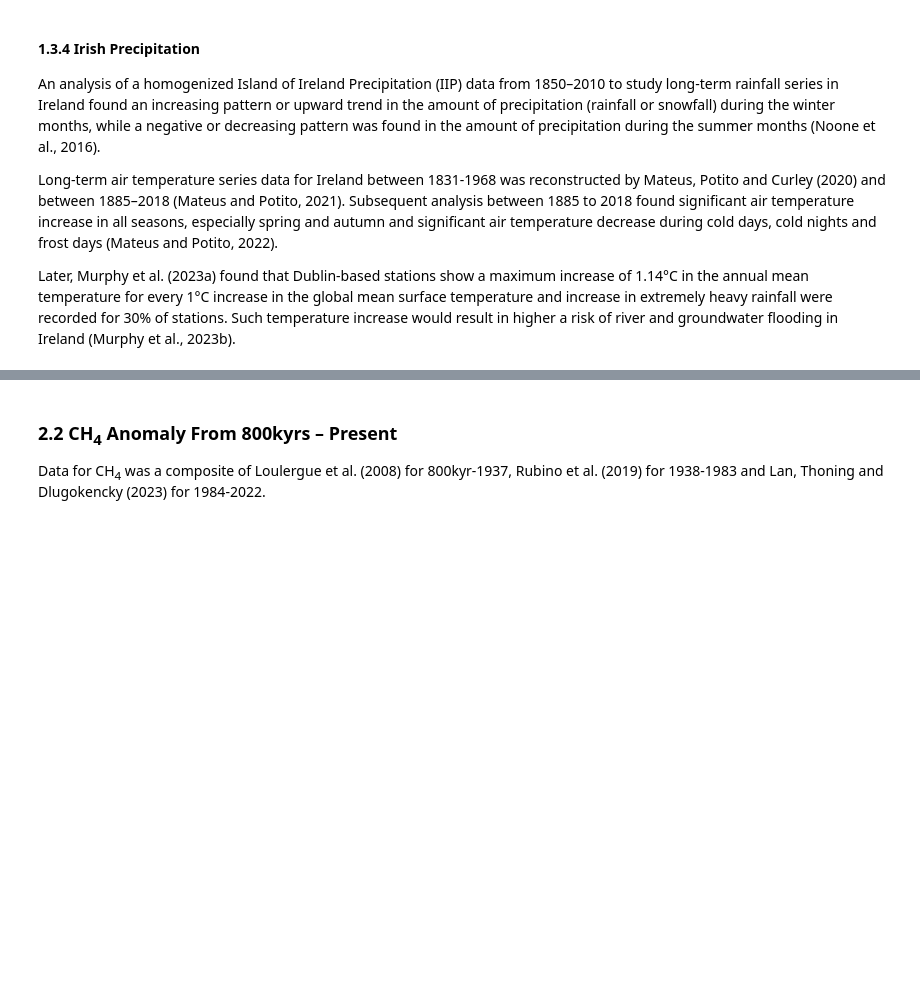
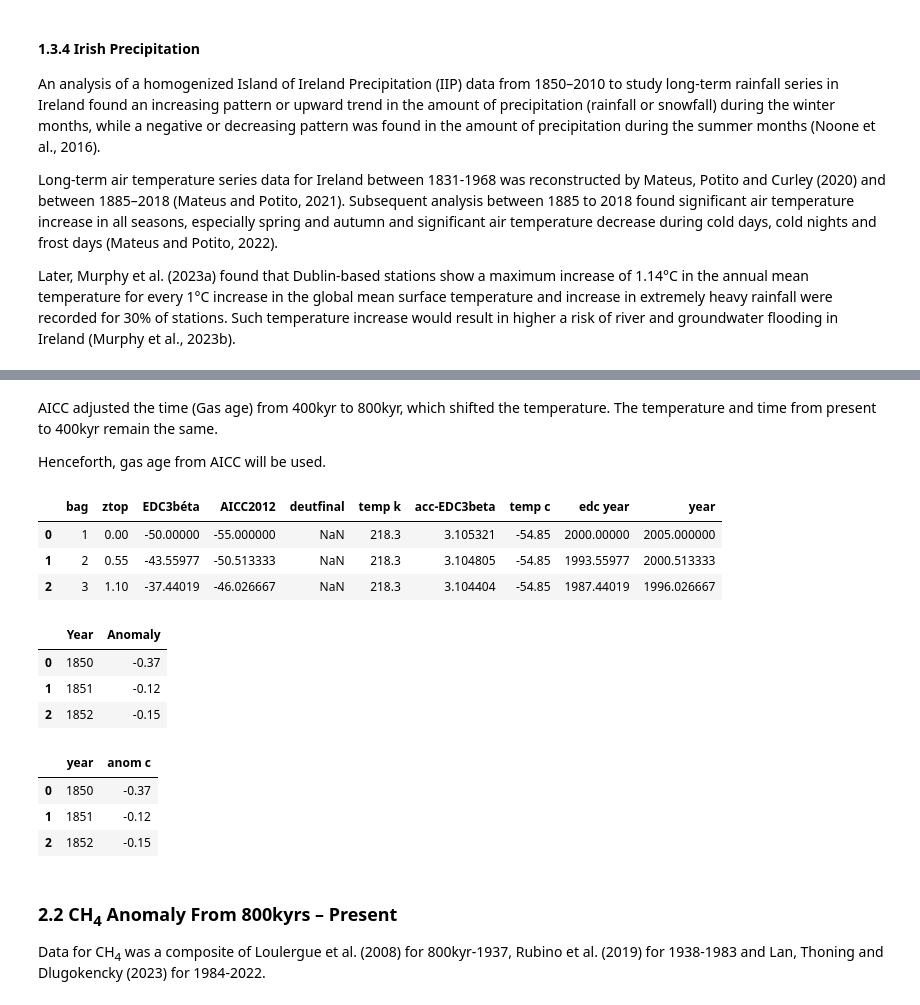
Before and after one commit to nurbujang/2progdaw23, a Jupyter notebook: project2.ipynb, the cells around one changed output, grey strips where cells are left out. Saved outputs shown, nothing was run; the diff lists cells and outputs as text; code cells hidden in the pictures; blank space fills up the shorter version.

```diff
--- a/project2.ipynb
+++ b/project2.ipynb
@@ -91,0 +241,12 @@ subtract one graph from another
+# %% [markdown]
+AICC adjusted the time (Gas age) from 400kyr to 800kyr, which shifted the temperature. The temperature and time from present to 400kyr remain the same.
+
+Henceforth, gas age from AICC will be used.
+# %%
+df_temp_joai.rename(columns={'aicc year': 'year'}, inplace=True)
+df_temp_joai.head(3)
+# %% [output]
+|  | bag | ztop | EDC3béta | AICC2012 | deutfinal | temp k | acc-EDC3beta | temp c | edc year | year |
+| 0 | 1 | 0.00 | -50.00000 | -55.000000 | NaN | 218.3 | 3.105321 | -54.85 | 2000.00000 | 2005.000000 |
+| 1 | 2 | 0.55 | -43.55977 | -50.513333 | NaN | 218.3 | 3.104805 | -54.85 | 1993.55977 | 2000.513333 |
+| 2 | 3 | 1.10 | -37.44019 | -46.026667 | NaN | 218.3 | 3.104404 | -54.85 | 1987.44019 | 1996.026667 |
@@ -92,3 +255,22 @@ subtract one graph from another
+# %%
+# Temperature from NOAA (NOAA NCEI, n.d.)
+
+df_temp_noaa = pd.read_csv('data/at/tempglobalanomnoaa1850-2022.csv', skiprows = 4)
+df_temp_noaa.head(3)
+# %% [output]
+|  | Year | Anomaly |
+| 0 | 1850 | -0.37 |
+| 1 | 1851 | -0.12 |
+| 2 | 1852 | -0.15 |
+# %%
+df_temp_noaa.rename(columns={'Year': 'year'}, inplace=True)
+df_temp_noaa.rename(columns={'Anomaly': 'anom c'}, inplace=True)
+df_temp_noaa.head(3)
+# %% [output]
+|  | year | anom c |
+| 0 | 1850 | -0.37 |
+| 1 | 1851 | -0.12 |
+| 2 | 1852 | -0.15 |
 # %% [markdown]
 ### 2.2 CH<sub>4</sub> Anomaly From 800kyrs – Present
 
```
Also changed, not shown: parts of 23 cells of this notebook, 7 other files.
